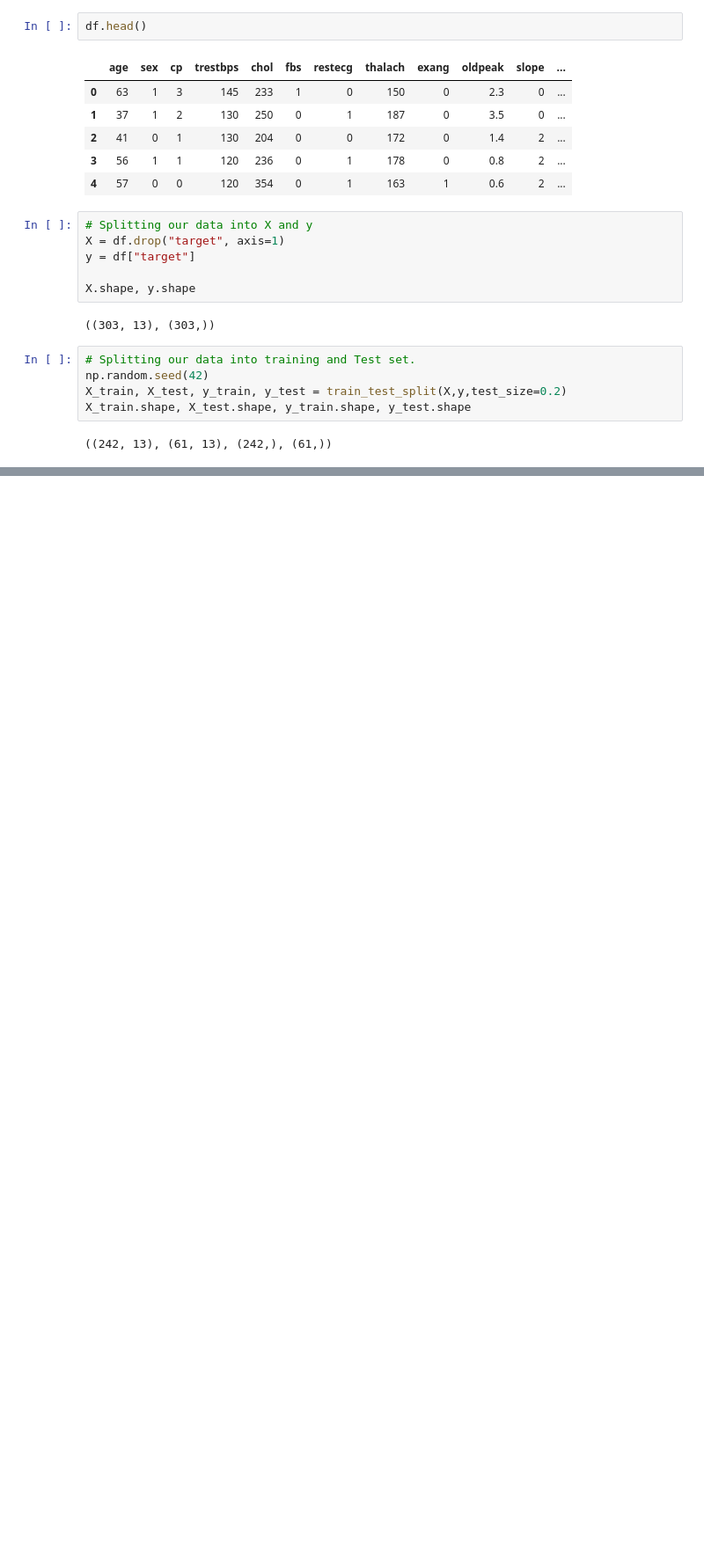
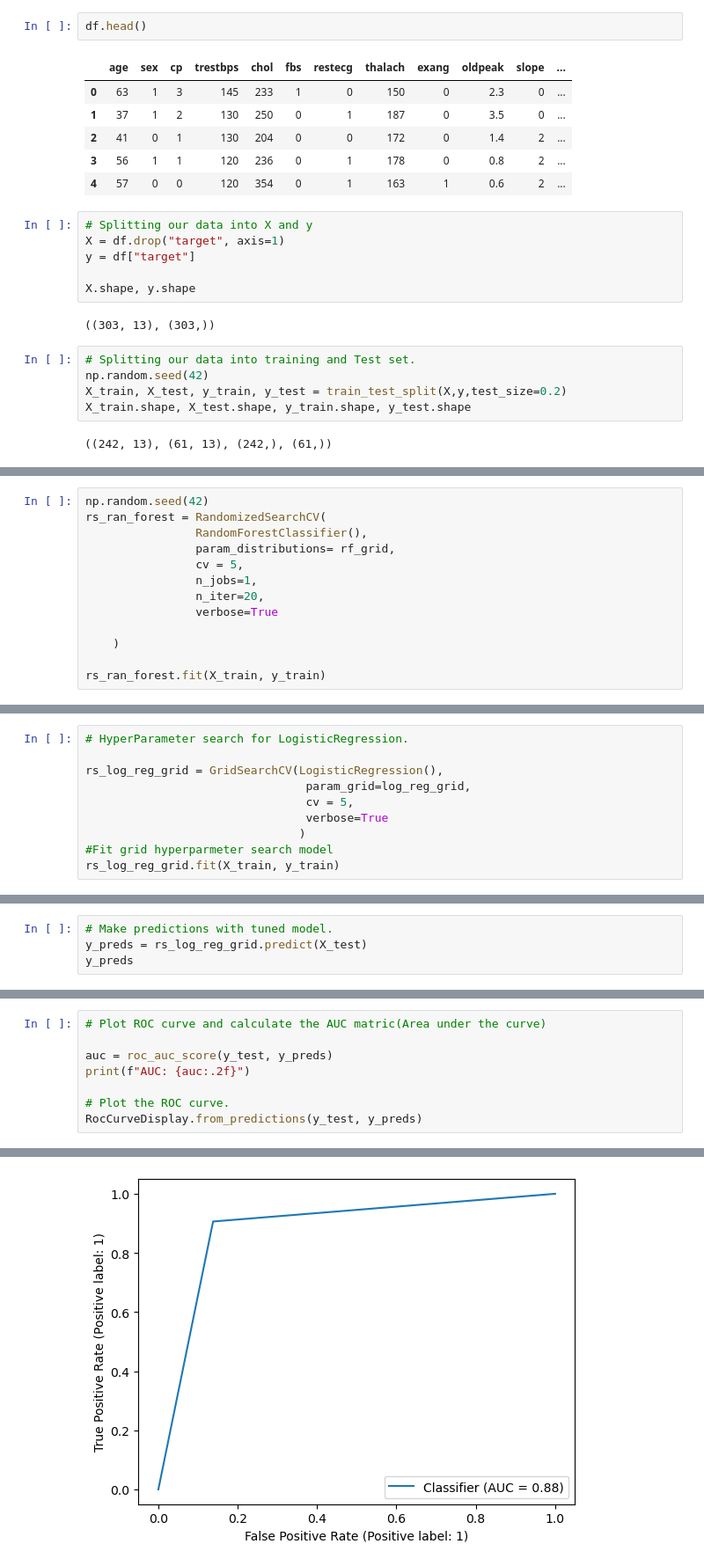
Before and after one commit to LivingstonTardzenyuy/Data-Science-Machine-Learning, a Jupyter notebook: Heart Disease Prediction/end-to-end-heart-disease-classification.ipynb, the cells around one changed output, grey strips where cells are left out. Shown at 88% size. Saved outputs shown, nothing was run; the diff lists cells and outputs as text; blank space fills up the shorter version.

```diff
--- a/Heart Disease Prediction/end-to-end-heart-disease-classification.ipynb
+++ b/Heart Disease Prediction/end-to-end-heart-disease-classification.ipynb
@@ -380,0 +629,13 @@ X_train.shape, X_test.shape, y_train.shape, y_test.shape
+# %%
+np.random.seed(42)
+rs_ran_forest = RandomizedSearchCV(
+                RandomForestClassifier(),
+                param_distributions= rf_grid,
+                cv = 5,
+                n_jobs=1,
+                n_iter=20,
+                verbose=True
+
+    )
+
+rs_ran_forest.fit(X_train, y_train)
@@ -380,0 +669,10 @@ X_train.shape, X_test.shape, y_train.shape, y_test.shape
+# %%
+# HyperParameter search for LogisticRegression.
+
+rs_log_reg_grid = GridSearchCV(LogisticRegression(),
+                                param_grid=log_reg_grid,
+                                cv = 5,
+                                verbose=True
+                               )
+#Fit grid hyperparmeter search model
+rs_log_reg_grid.fit(X_train, y_train)
@@ -380,0 +710,4 @@ X_train.shape, X_test.shape, y_train.shape, y_test.shape
+# %%
+# Make predictions with tuned model.
+y_preds = rs_log_reg_grid.predict(X_test)
+y_preds
@@ -380,0 +724,9 @@ X_train.shape, X_test.shape, y_train.shape, y_test.shape
+# %%
+# Plot ROC curve and calculate the AUC matric(Area under the curve)
+
+auc = roc_auc_score(y_test, y_preds)
+print(f"AUC: {auc:.2f}")
+
+# Plot the ROC curve.
+RocCurveDisplay.from_predictions(y_test, y_preds)
+# %% [output]
@@ -380,0 +735 @@ X_train.shape, X_test.shape, y_train.shape, y_test.shape
+[figure, added]
```
Also changed, not shown: parts of 36 cells of this notebook.
